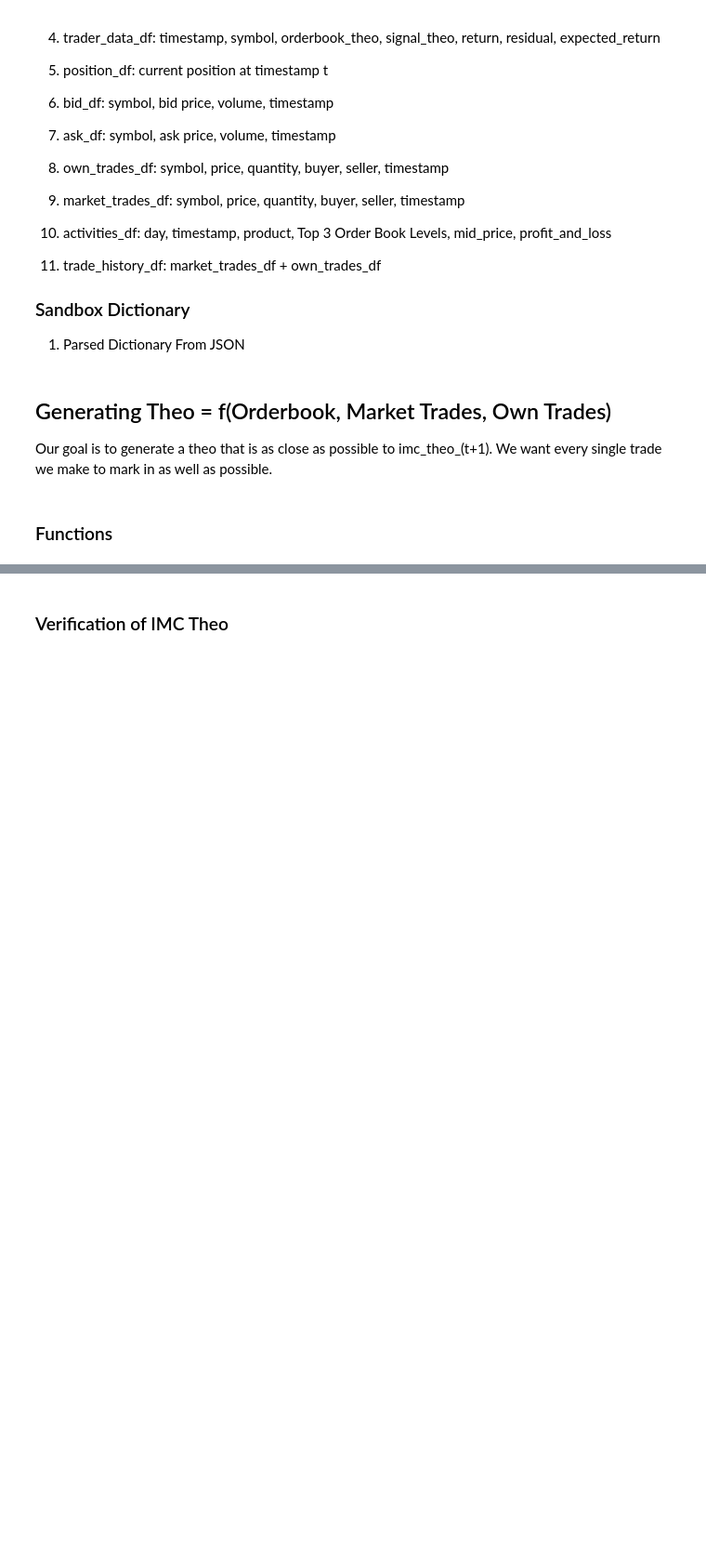
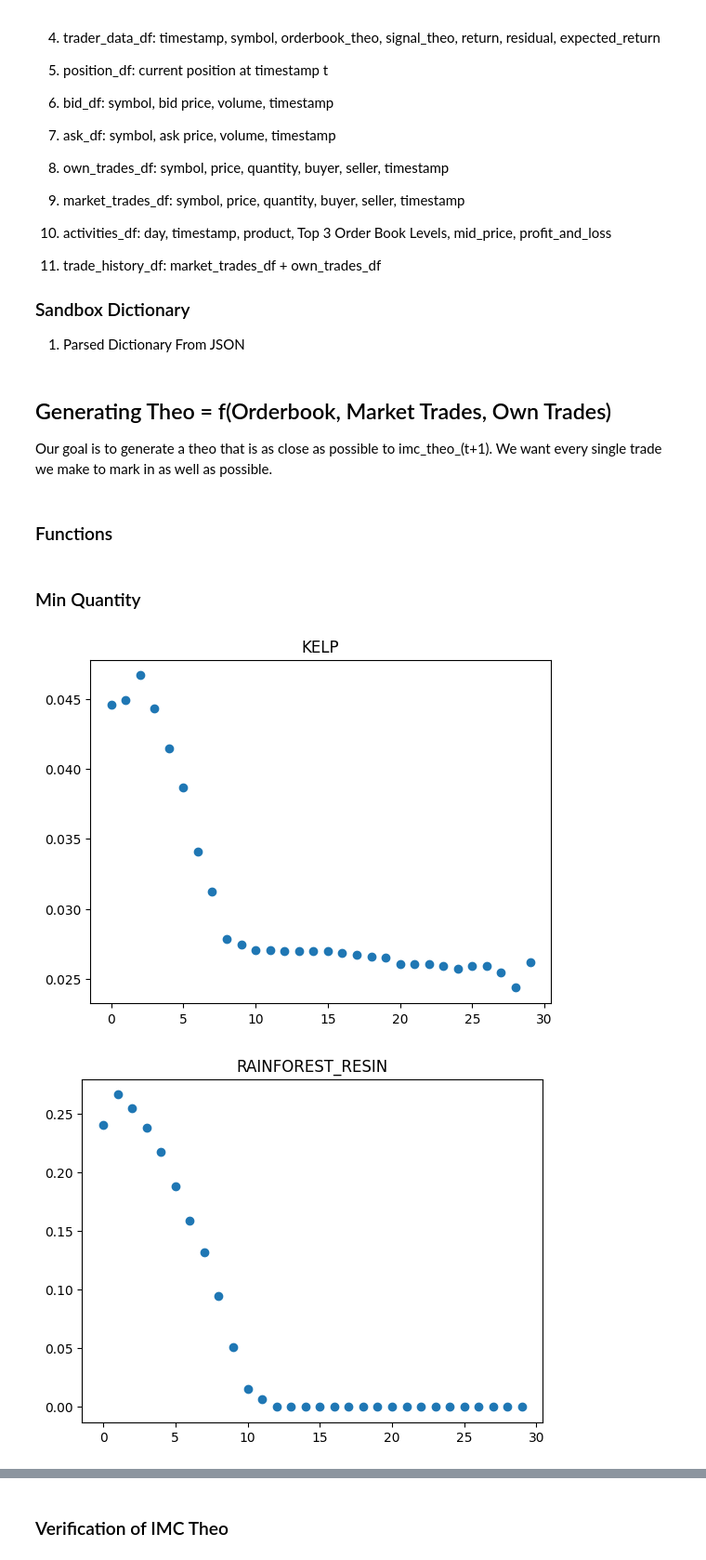
Before and after one commit to Keshav-Shah/IMC-Prosperity-2025-Rice, a Jupyter notebook: model_testing.ipynb, the cells around one changed output, grey strips where cells are left out. Shown: that part at 93% size. Drawn from its saved outputs; the diff is of its cells as text; code cells hidden in the pictures; blank space fills up the shorter version.

```diff
--- a/model_testing.ipynb
+++ b/model_testing.ipynb
@@ -340,3 +313,5 @@ KeyboardInterrupt:
+# %%
+market_trade_info_df, own_trade_info_df, trader_orders_df, trader_data_df, position_df, bid_df, ask_df, own_trades_df, market_trades_df,  activities_df, trade_history_df = market_trade_info_df_copy.copy(), own_trade_info_df_copy.copy(), trader_orders_df_copy.copy(), trader_data_df_copy.copy(), position_df_copy.copy(), bid_df_copy.copy(), ask_df_copy.copy(), own_trades_df_copy.copy(), market_trades_df_copy.copy(),  activities_df_copy.copy(), trade_history_df_copy.copy()
 # %% [markdown]
 ### Description of All of the Dataframes
 
@@ -546,7 +531,9 @@ def compute_predicted_pnl(
 # %%
-def mse_pnl(merged_df, betas, verbose=False):
+def mse_pnl(df, betas, theo_function, verbose=False):
 
-    df = compute_predicted_pnl(merged_df, betas)
+    df["theo_price"] = df.apply(lambda x: theo_function(x, betas), axis=1)
+
+    df["error_theo"] = df["imc_theo"] - df["theo_price"]
 
     if verbose:
         print(betas)
@@ -595,0 +616,32 @@ position_df = position_df.sort_values(["product", "timestamp"], ascending=[True,
+# %% [markdown]
+### Min Quantity
+# %%
+
+theo_min_volume_plot = {}
+cleaned_theos = {}
+
+for product in position_df['product'].unique():
+
+    merged_product_df = merged_product_dict[product]
+
+    theo_min_volume_plot[product] = []
+
+    for min_quantity_volume in range(0, 30):
+
+
+        mse_df, mse_val = mse_pnl(
+            betas = min_quantity_volume,
+            df = merged_product_df,
+            theo_function = calculate_theo_for_row_filtered,
+            verbose=False
+        )
+
+        theo_min_volume_plot[product].append(mse_val)
+# %%
+for product in position_df['product'].unique():
+    plt.scatter(range(0,30), theo_min_volume_plot[product])
+    plt.title(product)
+    plt.show()
+# %% [output]
+[figure, added]
+[figure, added]
```
Also changed, not shown: parts of 58 cells of this notebook, 1 other file.
